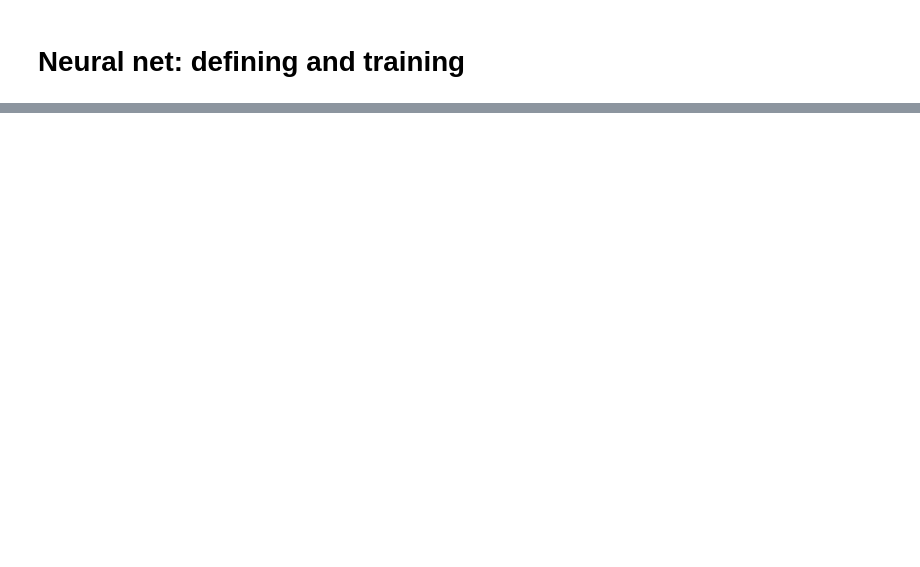
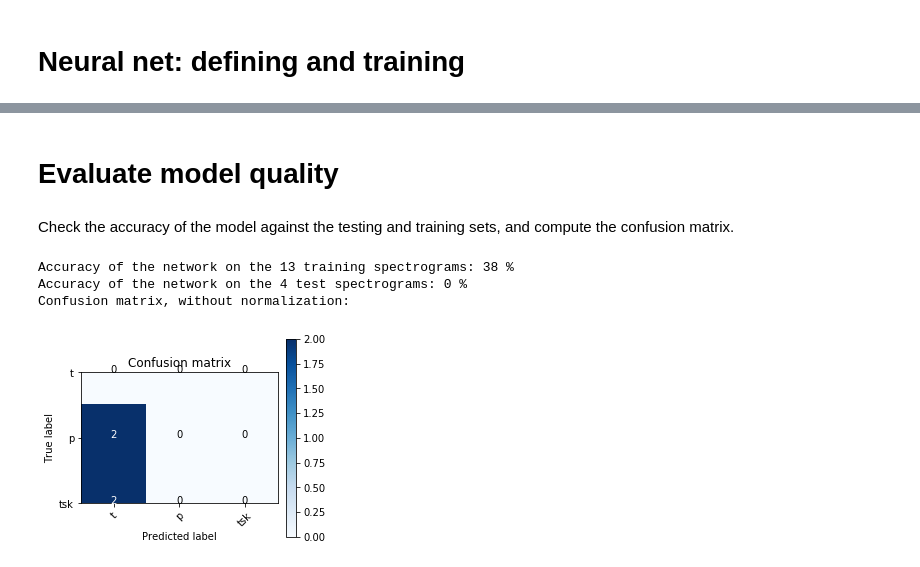
Before and after one commit to tremol/beatbot-noise-control, a Jupyter notebook: Exploration 4 - unifying in one workflow.ipynb, the cells around one changed output, grey strips where cells are left out. Cells and saved outputs as stored; diff of their text form; code cells hidden in the pictures; blank space fills up the shorter version.

Commit message:
added code to construct, train, and evaluate model; added some code attributions where appropriate

```diff
--- a/Exploration 4 - unifying in one workflow.ipynb
+++ b/Exploration 4 - unifying in one workflow.ipynb
@@ -293,11 +297,11 @@ class NoisesDataset(Dataset):
         self.labels = [ self.noise_str_to_int[ L ] for L in self.labels ]
 
     def __len__(self):
-        'Denotes the total number of samples'
+        " Return  the total number of samples "
         return len(self.labels)
 
     def __getitem__(self, sample_index):
-        'Generates one sample of data'
+        " Return one sample of data "
         # Load data and get (integer) label
         # Note the CNN will expect the first tensor dimension to be the channel, hence the unsqueeze
         X = self.spectrograms[sample_index].unsqueeze(0)
@@ -305,6 +309,7 @@ class NoisesDataset(Dataset):
 
         return X, y
 
+# adapted from https://stackoverflow.com/questions/53916594/typeerror-object-of-type-numpy-int64-has-no-len
 def prepare_data_loaders(full_dataset, training_fraction=0.8, batch_size=8):
     """ Prepare data loaders for training and testing of the model. """
 
@@ -343,0 +436,4 @@ print(' '.join('%4s' % my_dataset.noise_int_to_str[my_labels[j].item()] for j in
+# %%
+# TESTING
+my_net = Net(my_spectrogram.size(), len(my_recordings))
+train_net(my_net, 5, my_train_loader, batch_progress=1)
@@ -343,0 +452,4 @@ print(' '.join('%4s' % my_dataset.noise_int_to_str[my_labels[j].item()] for j in
+# %% [markdown]
+# Evaluate model quality
+# %% [markdown]
+Check the accuracy of the model against the testing and training sets, and compute the confusion matrix.
@@ -343,0 +459,25 @@ print(' '.join('%4s' % my_dataset.noise_int_to_str[my_labels[j].item()] for j in
+# %%
+def accuracy_rating(net, dataloader, dataset_label):
+    correct = 0
+    total = 0
+    all_targets = torch.tensor([], dtype=torch.long)
+    all_predictions = torch.tensor([], dtype=torch.long)
+    with torch.no_grad():
+        for data in dataloader:
+            spectrograms, labels = data
+            outputs = net(spectrograms)
+            _, predicted = torch.max(outputs.data, 1)
+            total += labels.size(0)
+            correct += (predicted == labels).sum().item()
+
+            all_predictions = torch.cat(
+                (all_predictions, predicted), dim=0 )
+            all_targets = torch.cat(
+                (all_targets, labels), dim=0 )
+
+    print('Accuracy of the network on the {} {} spectrograms: {:.0f} %'.format(
+        total,
+        dataset_label,
+        100 * correct / total))
+
+    return all_predictions, all_targets
@@ -343,0 +528,11 @@ print(' '.join('%4s' % my_dataset.noise_int_to_str[my_labels[j].item()] for j in
+# %%
+# TESTING
+accuracy_rating(my_net, my_train_loader, 'training')
+preds, targets = accuracy_rating(my_net, my_test_loader, 'test')
+
+plot_confusion_matrix(preds, targets, my_dataset.noise_int_to_str);
+# %% [output]
+Accuracy of the network on the 13 training spectrograms: 38 %
+Accuracy of the network on the 4 test spectrograms: 0 %
+Confusion matrix, without normalization:
+[figure, added]
```
Also changed, not shown: parts of 10 cells of this notebook.
